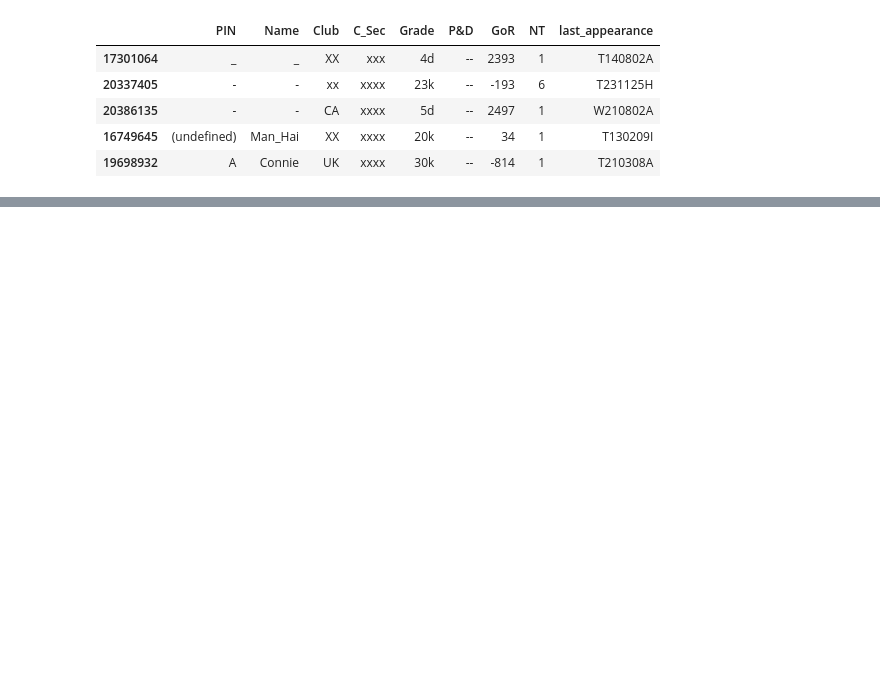
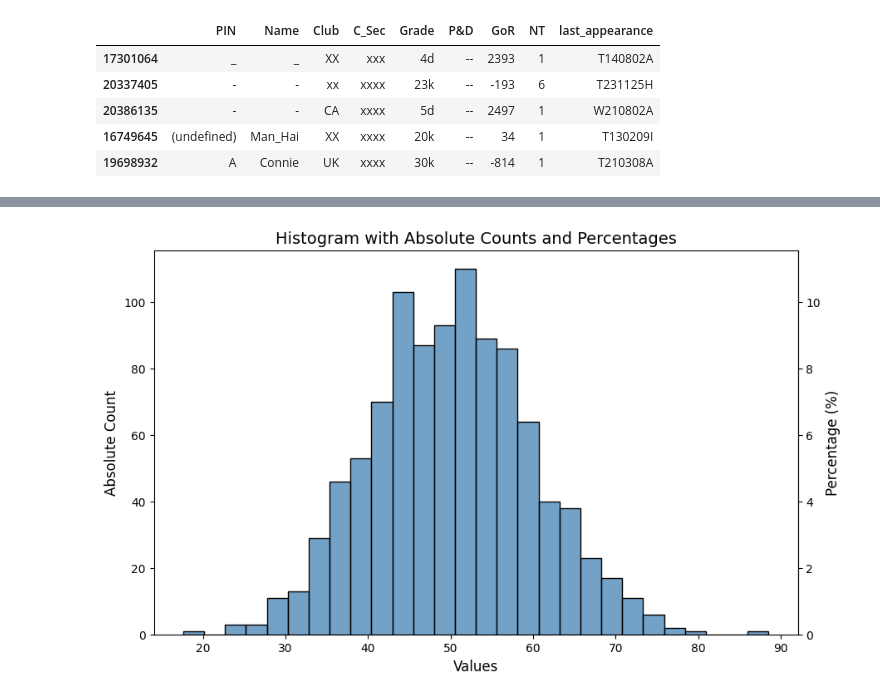
Before and after one commit to psygo/data_playground, a Jupyter notebook: notebooks/egd.ipynb, the cells around one changed output, grey strips where cells are left out. Saved outputs shown, nothing was run; the diff lists cells and outputs as text; code cells hidden in the pictures; blank space fills up the shorter version.

```diff
--- a/notebooks/egd.ipynb
+++ b/notebooks/egd.ipynb
@@ -32,0 +60,34 @@ Total Number of Players: 56029
+# %%
+import pandas as pd
+import seaborn as sns
+import matplotlib.pyplot as plt
+import numpy as np
+
+# 1. Generate sample data
+np.random.seed(42)
+data = pd.DataFrame({'values': np.random.randn(1000) * 10 + 50})
+
+# 2. Create the primary histogram (absolute counts)
+fig, ax1 = plt.subplots(figsize=(10, 6))
+sns.histplot(data=data, x='values', ax=ax1, color='steelblue')
+
+# 3. Define the conversion functions for the secondary axis
+n_obs = len(data)
+def func_percent(x):
+    return (x / n_obs) * 100
+
+def func_count(x):
+    return (x * n_obs) / 100
+
+# 4. Attach the secondary y-axis
+ax2 = ax1.secondary_yaxis('right', functions=(func_percent, func_count))
+
+# 5. Add labels and formatting
+ax1.set_xlabel('Values', fontsize=12)
+ax1.set_ylabel('Absolute Count', fontsize=12)
+ax2.set_ylabel('Percentage (%)', fontsize=12)
+plt.title('Histogram with Absolute Counts and Percentages', fontsize=14)
+
+plt.show()
+# %% [output]
+[figure, added]
```
Also changed, not shown: parts of 6 cells of this notebook.
